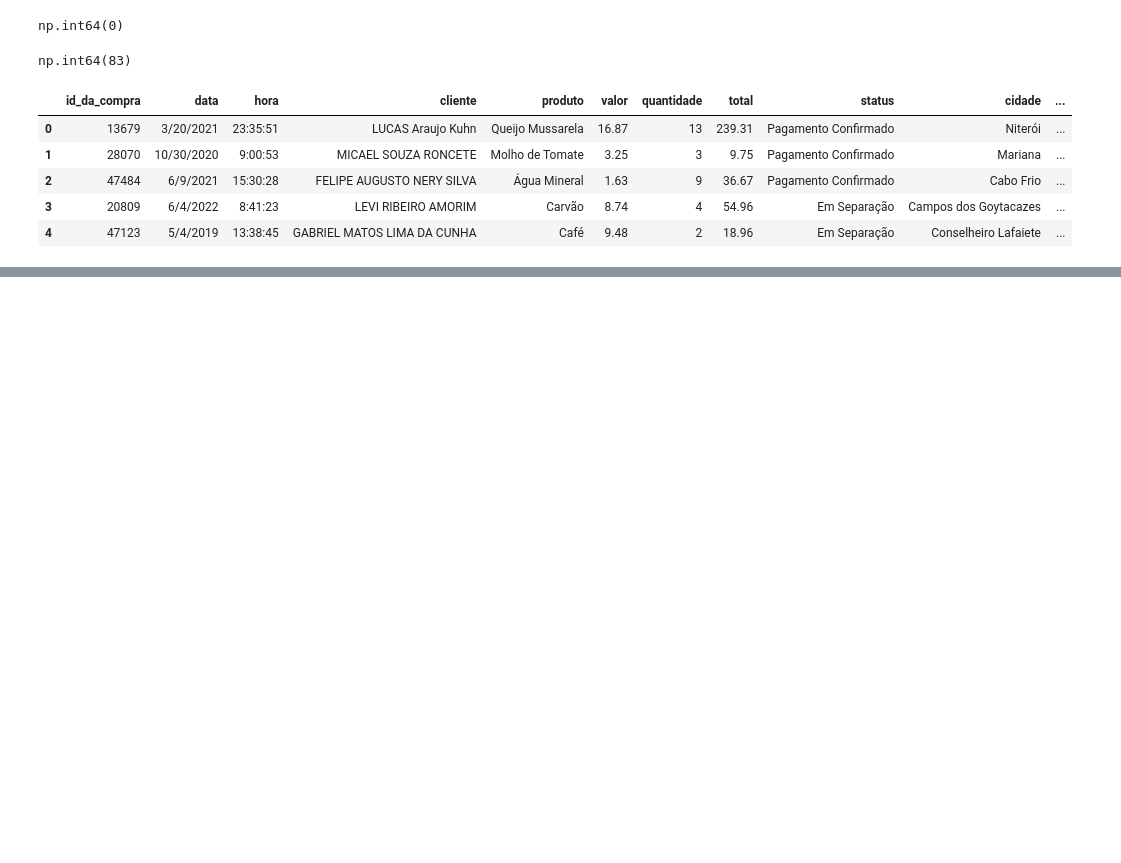
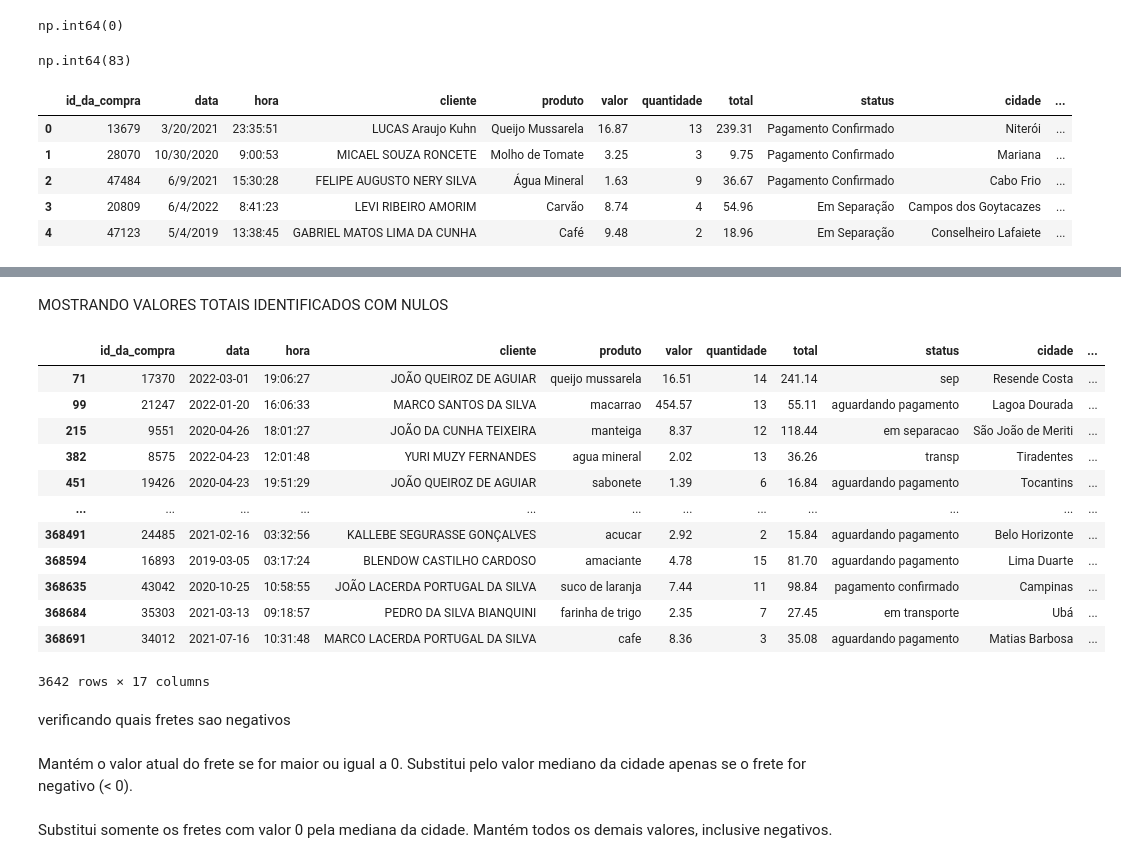
Before and after one commit to MtsRibas/Corrigindo-base-de-dados, a Jupyter notebook: MinhaLista.ipynb, the cells around one changed output, grey strips where cells are left out. Cells and saved outputs as stored; diff of their text form; code cells hidden in the pictures; blank space fills up the shorter version.

```diff
--- a/MinhaLista.ipynb
+++ b/MinhaLista.ipynb
@@ -71,0 +431,20 @@ dtype('int64')
+# %% [markdown]
+MOSTRANDO VALORES TOTAIS IDENTIFICADOS COM NULOS
+# %%
+display(df[df['frete'] < 0])
+# %% [output]
+|  | id_da_compra | data | hora | cliente | produto | valor | quantidade | total | status | cidade | ... |
+| 71 | 17370 | 2022-03-01 | 19:06:27 | JOÃO QUEIROZ DE AGUIAR | queijo mussarela | 16.51 | 14 | 241.14 | sep | Resende Costa | ... |
+| 99 | 21247 | 2022-01-20 | 16:06:33 | MARCO SANTOS DA SILVA | macarrao | 454.57 | 13 | 55.11 | aguardando pagamento | Lagoa Dourada | ... |
+| 215 | 9551 | 2020-04-26 | 18:01:27 | JOÃO DA CUNHA TEIXEIRA | manteiga | 8.37 | 12 | 118.44 | em separacao | São João de Meriti | ... |
+| 382 | 8575 | 2022-04-23 | 12:01:48 | YURI MUZY FERNANDES | agua mineral | 2.02 | 13 | 36.26 | transp | Tiradentes | ... |
+| 451 | 19426 | 2020-04-23 | 19:51:29 | JOÃO QUEIROZ DE AGUIAR | sabonete | 1.39 | 6 | 16.84 | aguardando pagamento | Tocantins | ... |
+| ... | ... | ... | ... | ... | ... | ... | ... | ... | ... | ... | ... |
+| 368491 | 24485 | 2021-02-16 | 03:32:56 | KALLEBE SEGURASSE GONÇALVES | acucar | 2.92 | 2 | 15.84 | aguardando pagamento | Belo Horizonte | ... |
+| 368594 | 16893 | 2019-03-05 | 03:17:24 | BLENDOW CASTILHO CARDOSO | amaciante | 4.78 | 15 | 81.70 | aguardando pagamento | Lima Duarte | ... |
+| 368635 | 43042 | 2020-10-25 | 10:58:55 | JOÃO LACERDA PORTUGAL DA SILVA | suco de laranja | 7.44 | 11 | 98.84 | pagamento confirmado | Campinas | ... |
+| 368684 | 35303 | 2021-03-13 | 09:18:57 | PEDRO DA SILVA BIANQUINI | farinha de trigo | 2.35 | 7 | 27.45 | em transporte | Ubá | ... |
+| 368691 | 34012 | 2021-07-16 | 10:31:48 | MARCO LACERDA PORTUGAL DA SILVA | cafe | 8.36 | 3 | 35.08 | aguardando pagamento | Matias Barbosa | ... |
+3642 rows × 17 columns
+# %% [markdown]
+verificando quais fretes sao negativos
@@ -71,0 +459,3 @@ dtype('int64')
+# %% [markdown]
+Mantém o valor atual do frete se for maior ou igual a 0.
+Substitui pelo valor mediano da cidade apenas se o frete for negativo (< 0).
@@ -71,0 +469,3 @@ dtype('int64')
+# %% [markdown]
+Substitui somente os fretes com valor 0 pela mediana da cidade.
+Mantém todos os demais valores, inclusive negativos.
```
Also changed, not shown: parts of 142 cells of this notebook, 1 other file.
